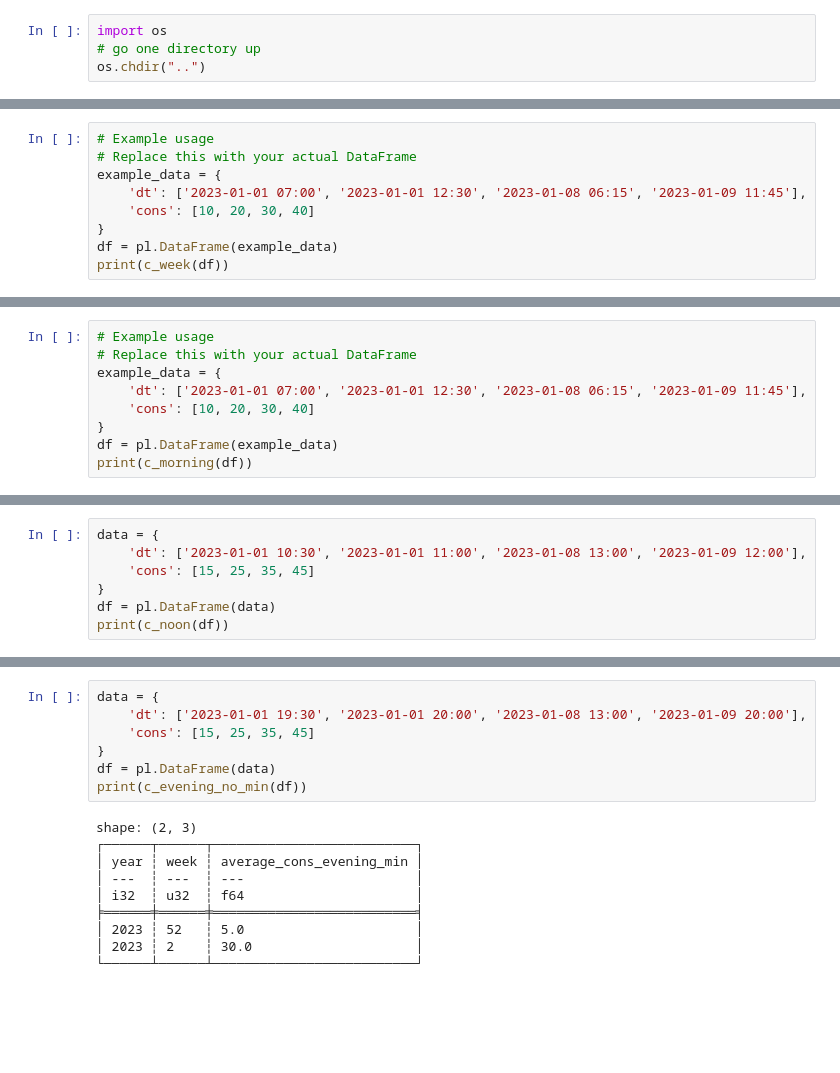
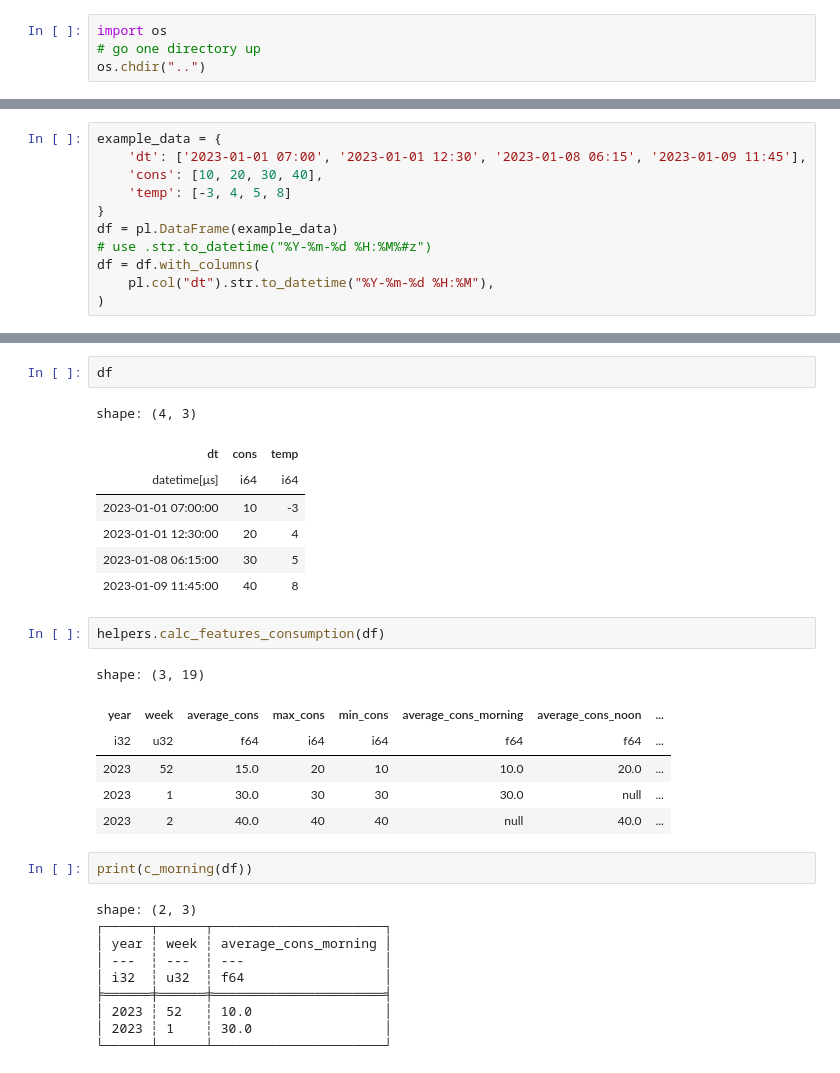
Before and after one commit to ujohn33/SMAP, a Jupyter notebook: notebooks/tests.ipynb, the cells around one changed output, grey strips where cells are left out. Saved outputs shown, nothing was run; the diff lists cells and outputs as text; blank space fills up the shorter version.

```diff
--- a/notebooks/tests.ipynb
+++ b/notebooks/tests.ipynb
@@ -9,9 +11,11 @@ from smap import *
 # %%
-# Example usage
-# Replace this with your actual DataFrame
 example_data = {
     'dt': ['2023-01-01 07:00', '2023-01-01 12:30', '2023-01-08 06:15', '2023-01-09 11:45'],
-    'cons': [10, 20, 30, 40]
+    'cons': [10, 20, 30, 40],
+    'temp': [-3, 4, 5, 8]
 }
 df = pl.DataFrame(example_data)
-print(c_week(df))
+# use .str.to_datetime("%Y-%m-%d %H:%M%#z")
+df = df.with_columns(
+    pl.col("dt").str.to_datetime("%Y-%m-%d %H:%M"),
+)
@@ -29,9 +21,0 @@ shape: (3, 3)
-# %%
-# Example usage
-# Replace this with your actual DataFrame
-example_data = {
-    'dt': ['2023-01-01 07:00', '2023-01-01 12:30', '2023-01-08 06:15', '2023-01-09 11:45'],
-    'cons': [10, 20, 30, 40]
-}
-df = pl.DataFrame(example_data)
-print(c_morning(df))
@@ -48,7 +21,0 @@ shape: (2, 3)
-# %%
-data = {
-    'dt': ['2023-01-01 10:30', '2023-01-01 11:00', '2023-01-08 13:00', '2023-01-09 12:00'],
-    'cons': [15, 25, 35, 45]
-}
-df = pl.DataFrame(data)
-print(c_noon(df))
@@ -66,17 +22,31 @@ shape: (3, 3)
-# %%
-data = {
-    'dt': ['2023-01-01 19:30', '2023-01-01 20:00', '2023-01-08 13:00', '2023-01-09 20:00'],
-    'cons': [15, 25, 35, 45]
-}
-df = pl.DataFrame(data)
-print(c_evening_no_min(df))
-# %% [output]
-shape: (2, 3)
-┌──────┬──────┬──────────────────────────┐
-│ year ┆ week ┆ average_cons_evening_min │
-│ ---  ┆ ---  ┆ ---                      │
-│ i32  ┆ u32  ┆ f64                      │
-╞══════╪══════╪══════════════════════════╡
-│ 2023 ┆ 52   ┆ 5.0                      │
-│ 2023 ┆ 2    ┆ 30.0                     │
-└──────┴──────┴──────────────────────────┘
+# %%
+df
+# %% [output]
+shape: (4, 3)
+| dt | cons | temp |
+| datetime[μs] | i64 | i64 |
+| 2023-01-01 07:00:00 | 10 | -3 |
+| 2023-01-01 12:30:00 | 20 | 4 |
+| 2023-01-08 06:15:00 | 30 | 5 |
+| 2023-01-09 11:45:00 | 40 | 8 |
+# %%
+helpers.calc_features_consumption(df)
+# %% [output]
+shape: (3, 19)
+| year | week | average_cons | max_cons | min_cons | average_cons_morning | average_cons_noon | ... |
+| i32 | u32 | f64 | i64 | i64 | f64 | f64 | ... |
+| 2023 | 52 | 15.0 | 20 | 10 | 10.0 | 20.0 | ... |
+| 2023 | 1 | 30.0 | 30 | 30 | 30.0 | null | ... |
+| 2023 | 2 | 40.0 | 40 | 40 | null | 40.0 | ... |
+# %%
+print(c_morning(df))
+# %% [output]
+shape: (2, 3)
+┌──────┬──────┬──────────────────────┐
+│ year ┆ week ┆ average_cons_morning │
+│ ---  ┆ ---  ┆ ---                  │
+│ i32  ┆ u32  ┆ f64                  │
+╞══════╪══════╪══════════════════════╡
+│ 2023 ┆ 52   ┆ 10.0                 │
+│ 2023 ┆ 1    ┆ 30.0                 │
+└──────┴──────┴──────────────────────┘
```
Also changed, not shown: parts of 6 cells of this notebook, 2 other files.
